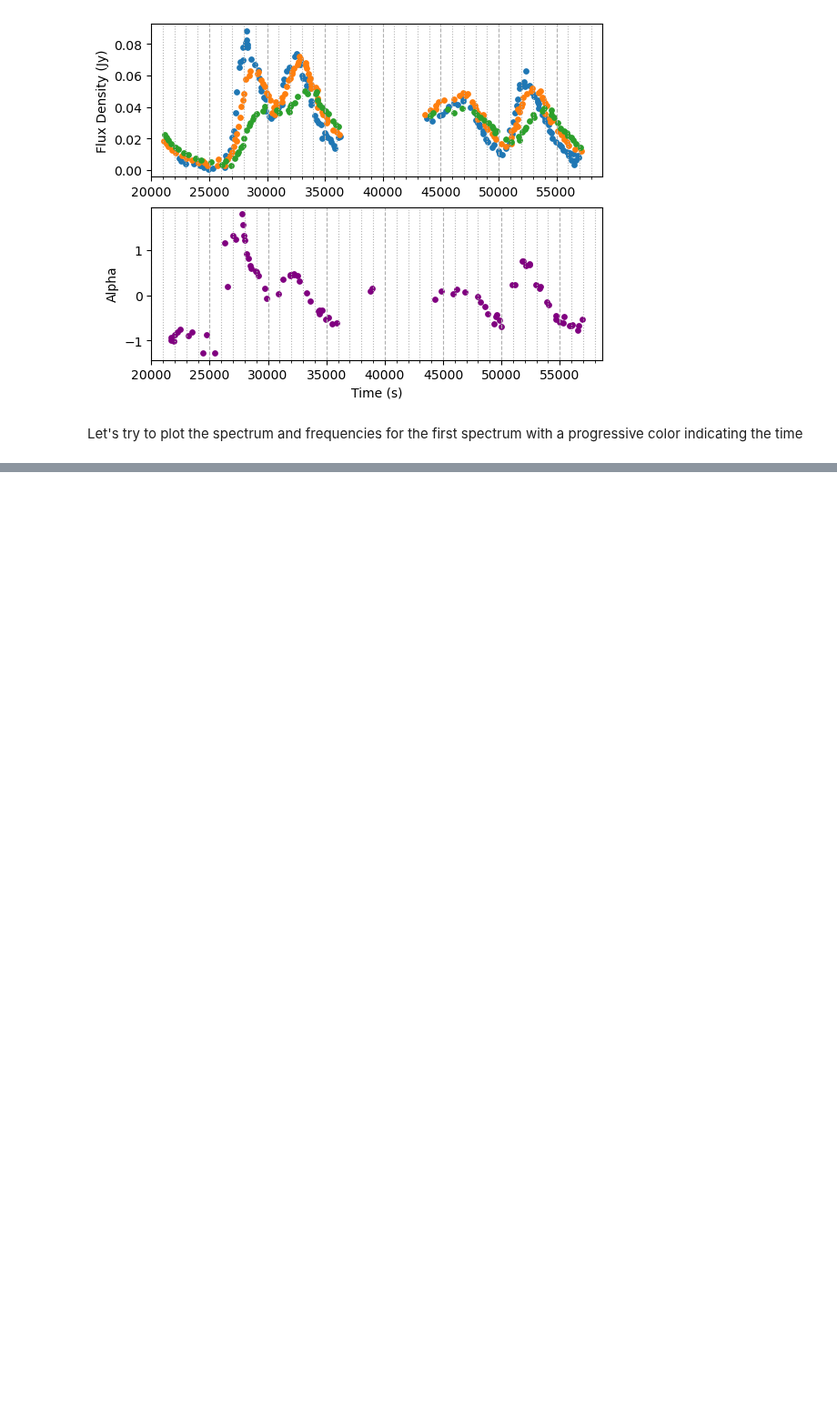
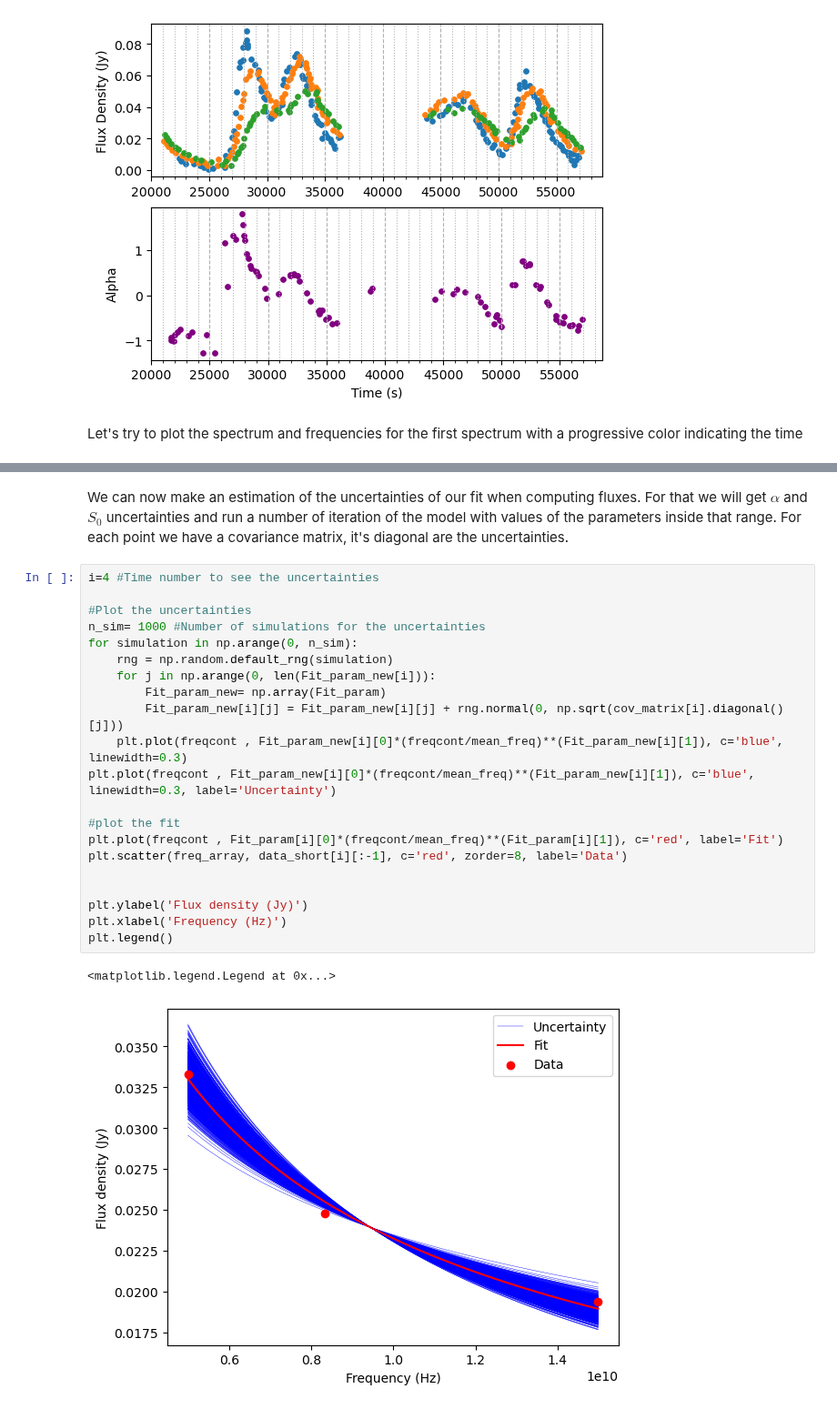
Before and after one commit to Camachoadri/JAEICU2024, a Jupyter notebook: Blob emission in GRS 1915+105/Blob emission in GRS 1915+105-07-03-24.ipynb, the cells around one changed output, grey strips where cells are left out. Shown at 91% size. Cells and saved outputs as stored; diff of their text form; blank space fills up the shorter version.

Commit message:
Uncertainty for flux-freq fit

```diff
--- a/Blob emission in GRS 1915+105/Blob emission in GRS 1915+105-07-03-24.ipynb
+++ b/Blob emission in GRS 1915+105/Blob emission in GRS 1915+105-07-03-24.ipynb
@@ -876,0 +888,26 @@ Text(0.5, 0, 'Frequency (Hz)')
+# %% [markdown]
+We can now make an estimation of the uncertainties of our fit when computing fluxes. For that we will get $\alpha$ and $S_0$ uncertainties and run a number of iteration of the model with values of the parameters inside that range. For each point we have a covariance matrix, it's diagonal are the uncertainties.
+# %%
+i=4 #Time number to see the uncertainties
+
+#Plot the uncertainties
+n_sim= 1000 #Number of simulations for the uncertainties
+for simulation in np.arange(0, n_sim):
+    rng = np.random.default_rng(simulation)
+    for j in np.arange(0, len(Fit_param_new[i])):
+        Fit_param_new= np.array(Fit_param)
+        Fit_param_new[i][j] = Fit_param_new[i][j] + rng.normal(0, np.sqrt(cov_matrix[i].diagonal()[j]))
+    plt.plot(freqcont , Fit_param_new[i][0]*(freqcont/mean_freq)**(Fit_param_new[i][1]), c='blue', linewidth=0.3)
+plt.plot(freqcont , Fit_param_new[i][0]*(freqcont/mean_freq)**(Fit_param_new[i][1]), c='blue', linewidth=0.3, label='Uncertainty')
+
+#plot the fit
+plt.plot(freqcont , Fit_param[i][0]*(freqcont/mean_freq)**(Fit_param[i][1]), c='red', label='Fit')
+plt.scatter(freq_array, data_short[i][:-1], c='red', zorder=8, label='Data')
+
+
+plt.ylabel('Flux density (Jy)')
+plt.xlabel('Frequency (Hz)')
+plt.legend()
+# %% [output]
+<matplotlib.legend.Legend at 0x...>
+[figure, added]
```
Also changed, not shown: parts of 4 cells of this notebook.
